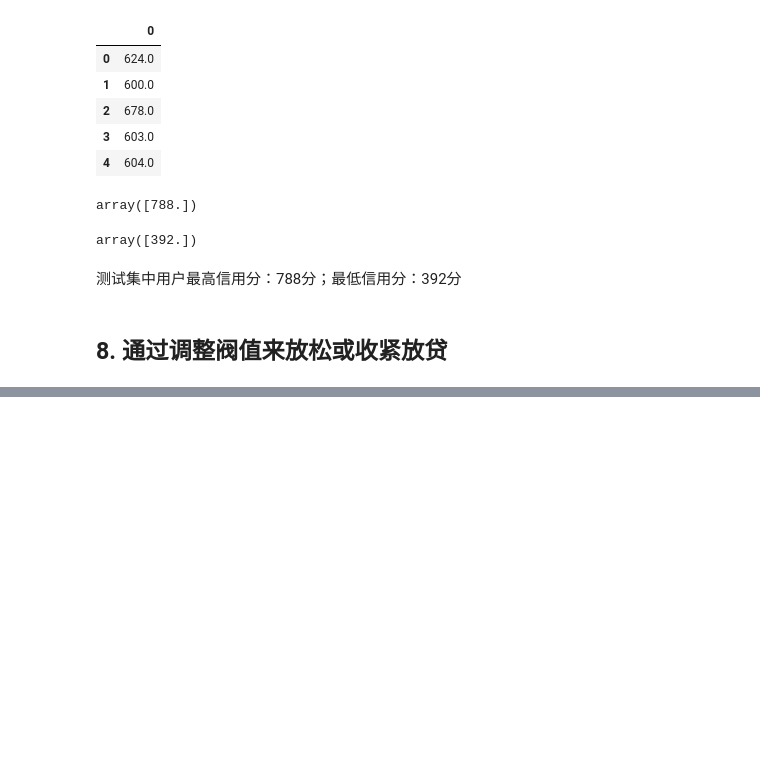
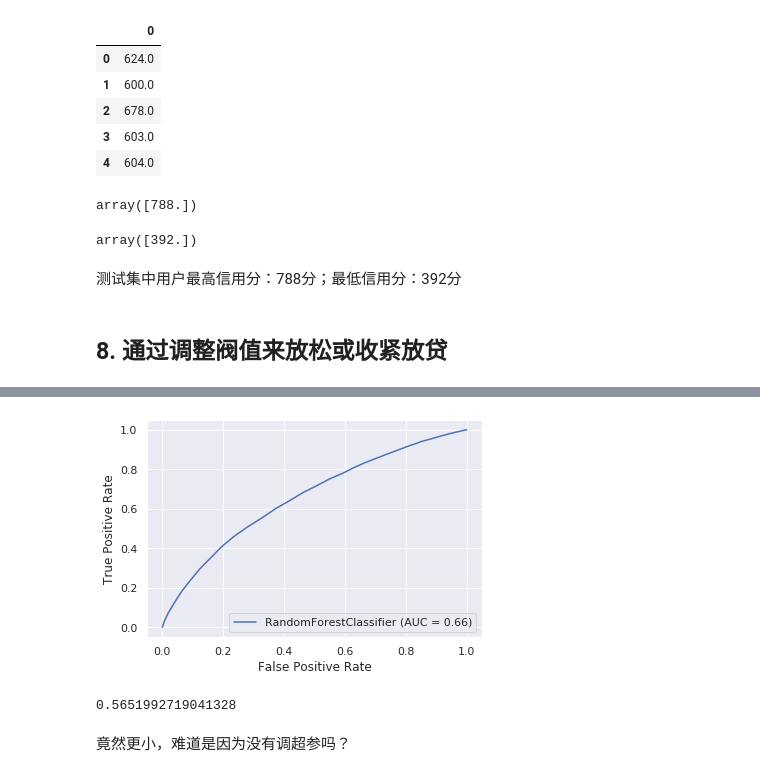
Before and after one commit to GoldenRaven/Lending_Club, a Jupyter notebook: code_my/PD_modeling.ipynb, the cells around one changed output, grey strips where cells are left out. Cells and saved outputs as stored; diff of their text form; code cells hidden in the pictures; blank space fills up the shorter version.

```diff
--- a/code_my/PD_modeling.ipynb
+++ b/code_my/PD_modeling.ipynb
@@ -847,0 +911,4 @@ array([392.])
+# %%
+rf2 = RandomForestClassifier()
+rf2.fit(inputs_train_p, targets_train)
+rf2
@@ -847,0 +926,10 @@ array([392.])
+# %%
+plot_roc_curve(rf2, inputs_test_p, targets_test);
+# %% [output]
+[figure, added]
+# %%
+roc_auc_score(pred_test_2, targets_test)
+# %% [output]
+0.5651992719041328
+# %% [markdown]
+竟然更小，难道是因为没有调超参吗？
```
Also changed, not shown: parts of 67 cells of this notebook, 1 other file.
